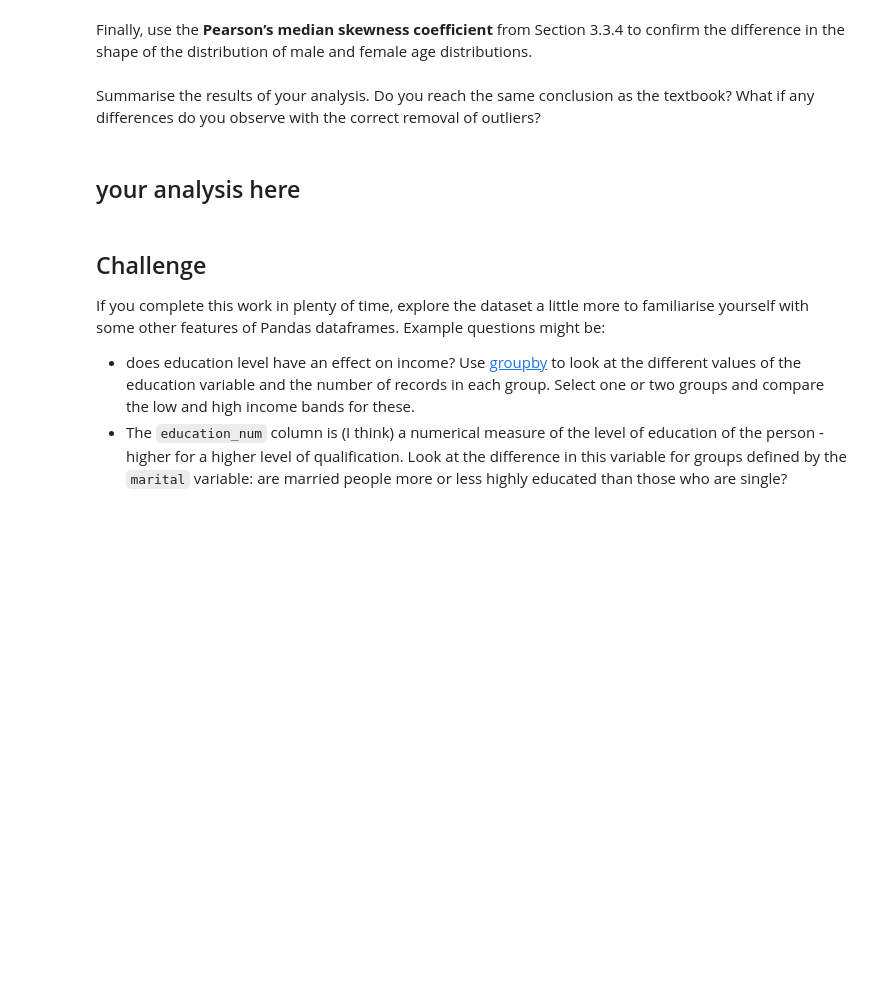
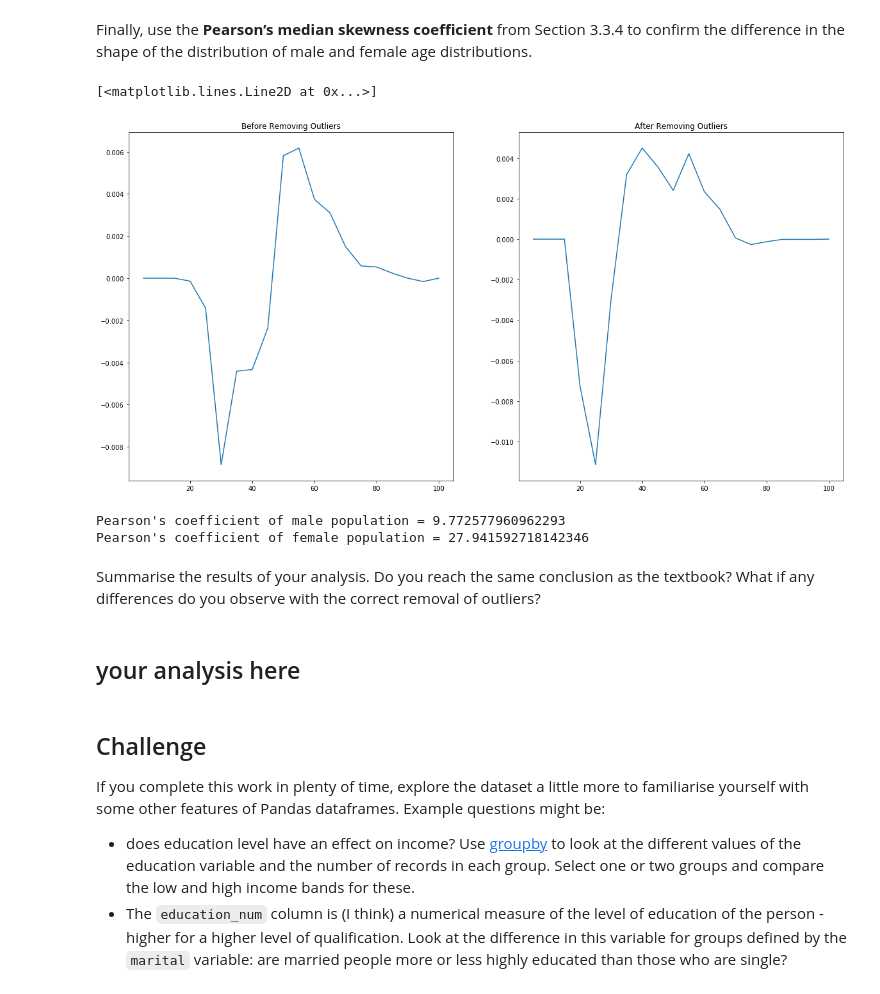
Before and after one commit to iamdraza/University-Practicals, a Jupyter notebook: COMP6200 Week 3.ipynb, the cells around one changed output. Cells and saved outputs as stored; diff of their text form; code cells hidden in the pictures; blank space fills up the shorter version.

```diff
--- a/COMP6200 Week 3.ipynb
+++ b/COMP6200 Week 3.ipynb
@@ -205,0 +262,18 @@ Finally, use the **Pearson’s median skewness coefficient** from Section 3.3.4
+# %%
+male_high_age = adult_clean.age[(adult_clean.sex == 'Male') & (adult_clean.income == '>50K')]
+female_high_age = adult_clean.age[(adult_clean.sex == 'Female') & (adult_clean.income == '>50K')]
+male, x = np.histogram(male_age, range = (0,100), bins =20, density = True)
+female, x2 = np.histogram(female_age, range = (0,100), bins =20, density = True)
+
+plt.figure(figsize=(20,10))
+
+plt.subplot(1,2,1)
+plt.title("Before Removing Outliers")
+plt.plot(x[1:],ml-fm)
+
+plt.subplot(1,2,2)
+plt.title("After Removing Outliers")
+plt.plot(x2[1:],male-female)
+# %% [output]
+[<matplotlib.lines.Line2D at 0x...>]
+[figure, added]
@@ -206,3 +286,9 @@ Finally, use the **Pearson’s median skewness coefficient** from Section 3.3.4
+# %%
+print("Pearson's coefficient of male population = " + str(pearson(male_age)))
+print("Pearson's coefficient of female population = " + str(pearson(female_age)))
+# %% [output]
+Pearson's coefficient of male population = 9.772577960962293
+Pearson's coefficient of female population = 27.941592718142346
 # %% [markdown]
 Summarise the results of your analysis. Do you reach the same conclusion as the textbook? What if any differences do you observe with the correct removal of outliers?
 # %% [markdown]
```
Also changed, not shown: parts of 14 cells of this notebook.
